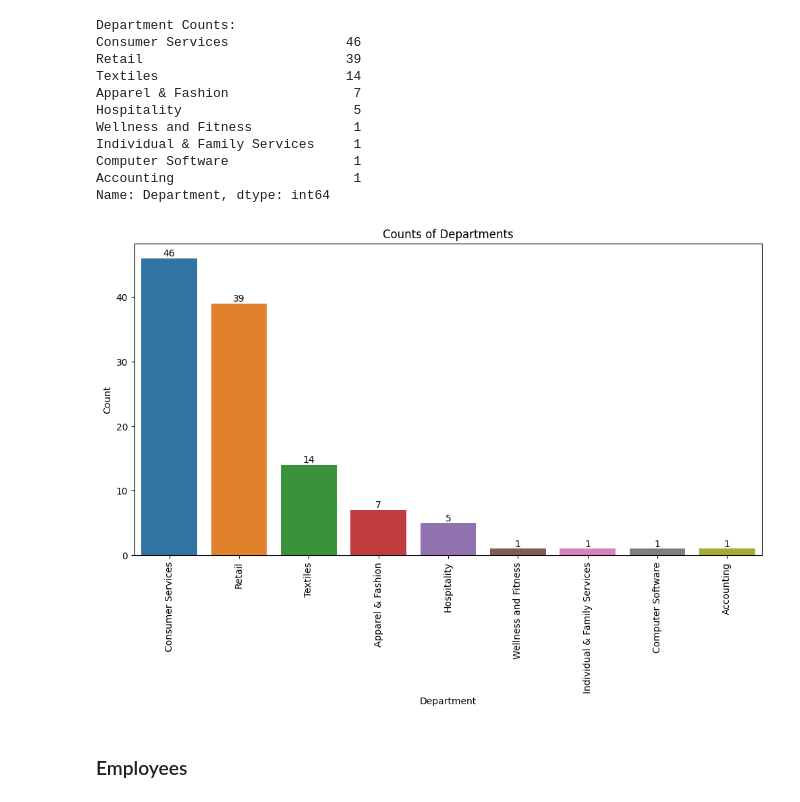
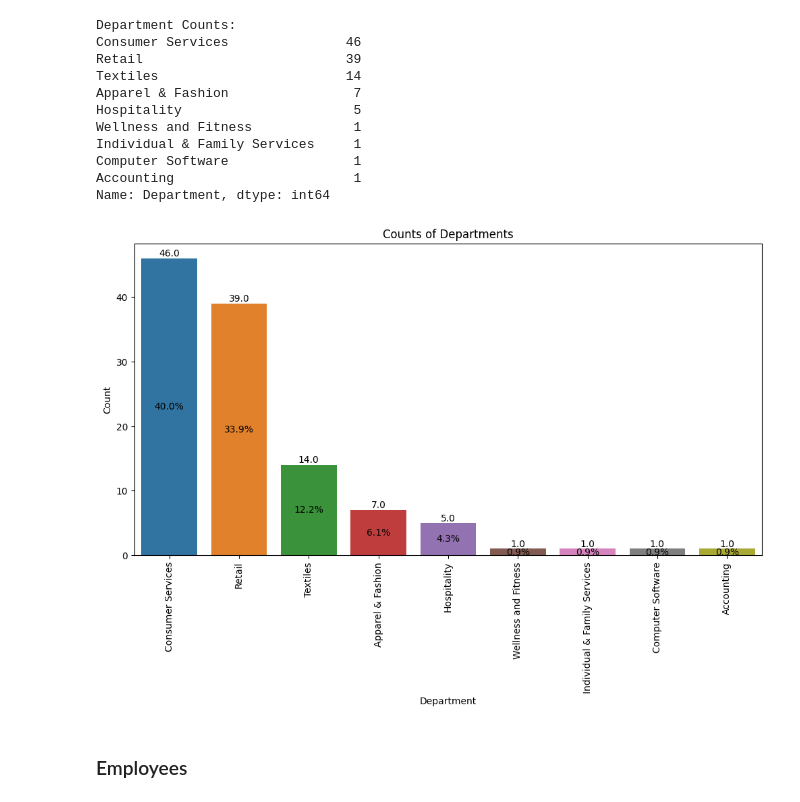
Before and after one commit to ArifAygun/Sentiment-Analysis-SMRT, a Jupyter notebook: SMRT_Statistical_Analysis.ipynb, the cells around one changed output. Drawn from its saved outputs; the diff is of its cells as text; code cells hidden in the pictures.

```diff
--- a/SMRT_Statistical_Analysis.ipynb
+++ b/SMRT_Statistical_Analysis.ipynb
@@ -252,19 +252,25 @@ Chief Operations Officer     1
 Support Specialist           1
 Name: User Position, dtype: int64
 # %%
-# Get the counts of each unique value in the "User Position" column
-position_counts = reviews['User Position'].value_counts()
+user_position_counts = reviews['User Position'].value_counts()
 
 plt.figure(figsize=(12, 6))
-ax = sns.countplot(data=reviews, x='User Position', order=position_counts.index)
+ax = sns.countplot(data=reviews, x='User Position', order=user_position_counts.index)
 plt.xticks(rotation=90)
 
 plt.xlabel('User Position')
 plt.ylabel('Count')
 plt.title('Counts of User Positions')
 
+total_counts = len(reviews)  # Total number of counts for calculating percentages
+
 for p in ax.patches:
-    plt.annotate(f'{p.get_height():.0f}', (p.get_x() + p.get_width() / 2., p.get_height()), ha='center', va='bottom')
+    count = p.get_height()
+    percentage = f'{100 * p.get_height() / total_counts:.1f}%'
+    x = p.get_x() + p.get_width() / 2.
+    y = p.get_height()
+    ax.annotate(count, (x, y), ha='center', va='bottom')
+    ax.annotate(percentage, (x, y/2), ha='center', va='center')
 
 plt.show()
 # %% [output]
@@ -293,20 +299,27 @@ Name: Department, dtype: int64
 # %%
 department_counts = reviews['Department'].value_counts()
 
 plt.figure(figsize=(12, 6))
 ax = sns.countplot(data=reviews, x='Department', order=department_counts.index)
 plt.xticks(rotation=90)
 
 plt.xlabel('Department')
 plt.ylabel('Count')
 plt.title('Counts of Departments')
 
+total_counts = len(reviews)  # Total number of counts for calculating percentages
+
 for p in ax.patches:
-    plt.annotate(f'{p.get_height():.0f}', (p.get_x() + p.get_width() / 2., p.get_height()), ha='center', va='bottom')
+    count = p.get_height()
+    percentage = f'{100 * p.get_height() / total_counts:.1f}%'
+    x = p.get_x() + p.get_width() / 2.
+    y = p.get_height()
+    ax.annotate(count, (x, y), ha='center', va='bottom')
+    ax.annotate(percentage, (x, y/2), ha='center', va='center')
 
 plt.show()
 # %% [output]
-[figure, old version]
+[figure, new version]
 # %% [markdown]
 ### Employees
 # %%
```
Also changed, not shown: parts of 1 cell of this notebook.
